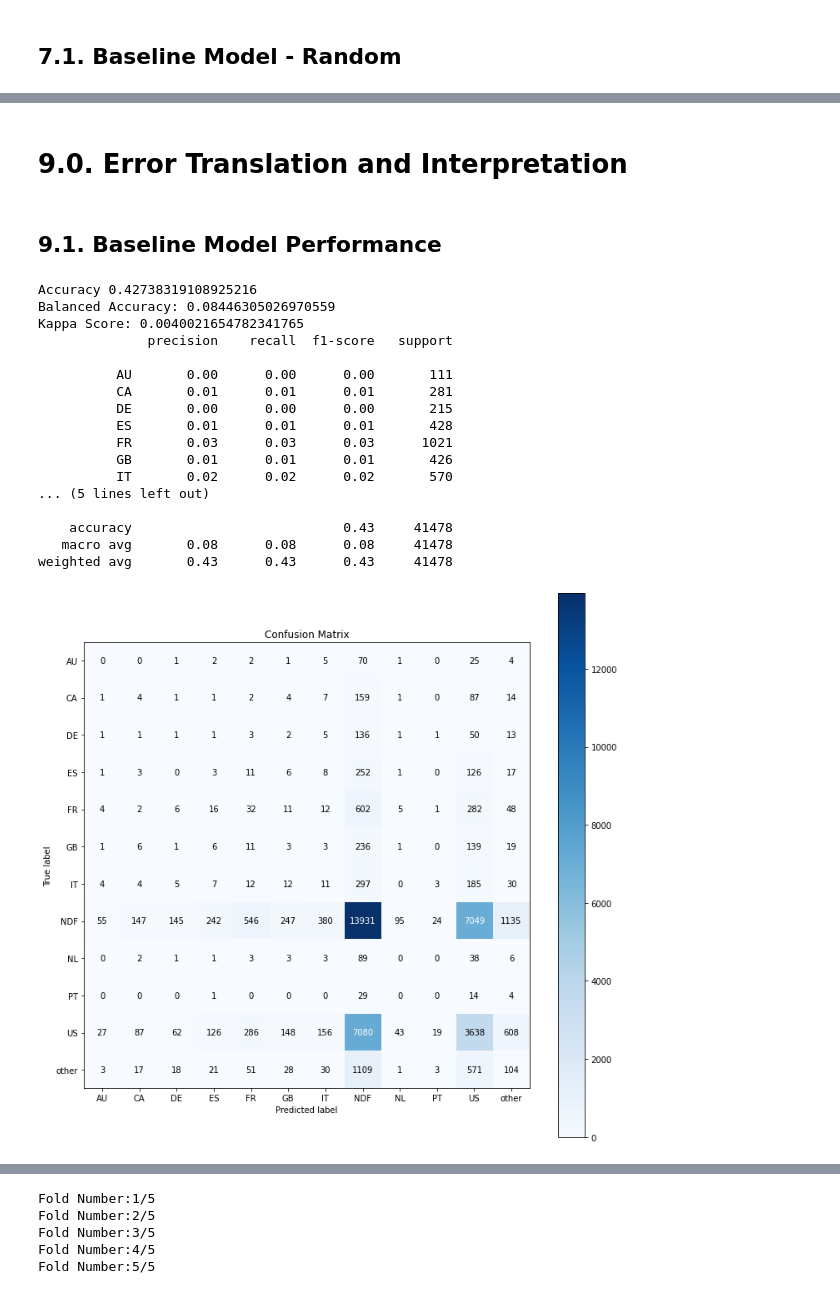
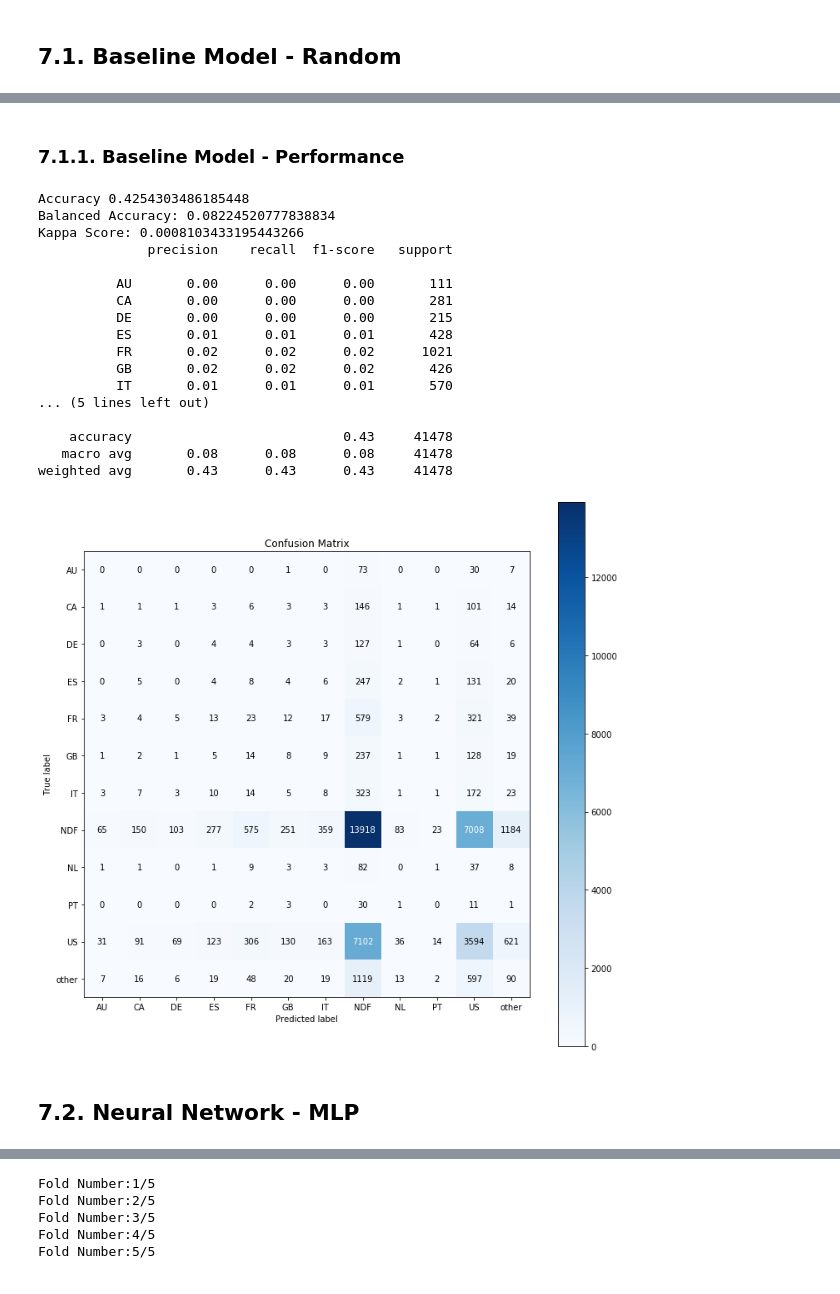
Before and after one commit to vinissouza/Airbnb-First-Booking-Forecast, a Jupyter notebook: Notebooks/3rd-Cycle-Notebook-Cross_Validation_&_Replace_NA.ipynb, the cells around one changed output, grey strips where cells are left out. Drawn from its saved outputs; the diff is of its cells as text; code cells hidden in the pictures.

```diff
--- a/Notebooks/3rd-Cycle-Notebook-Cross_Validation_&_Replace_NA.ipynb
+++ b/Notebooks/3rd-Cycle-Notebook-Cross_Validation_&_Replace_NA.ipynb
@@ -316,3 +379,14 @@ df05_users = pd.concat( [df05_users[['id', 'country_destination']], df05_users_d
+# %%
+# create OneHotEncoder instance
+ohe = pp.OneHotEncoder()
+
+# ohe hot encoding response feature
+df_ohe = pd.DataFrame(ohe.fit_transform(df05_users['country_destination'].values.reshape(-1,1)).toarray(),
+                      columns=ohe.categories_[0],
+                      index=df05_users.index)
+
+# joining encoded response feature to dataset
+df05_users = pd.concat([df05_users.drop(columns=['country_destination']), df_ohe], axis=1)
 # %% [markdown]
 # 6.0. Feature Selection
 
@@ -325,9 +402,9 @@ df06_users = df06_users.drop(cols_drop, axis=1)
 # %%
 # training dataset
-X = df06_users.drop( 'country_destination', axis=1 )
+X = df06_users.drop(columns=ohe.categories_[0])
 
-#  training response dataset
-y = df06_users['country_destination']
+# separate response dataset
+y = df06_users[ohe.categories_[0]]
 # %%
 # Split dataset into training and test (validation)
 X_train, X_test, y_train, y_test = ms.train_test_split(X, y, test_size=0.2, random_state=32)
@@ -339,12 +416,20 @@ x_test = X_test.drop('id', axis=1)
 # %% [markdown]
 ## 7.1. Baseline Model - Random
 # %%
-country_list = df06_users['country_destination'].drop_duplicates().sort_values().tolist()
+# list of country destination
+country_list = ohe.categories_[0].tolist()
 
+# number of rows
 k_num = y_test.shape[0]
 
-country_weights = df06_users['country_destination'].value_counts(normalize=True).sort_index().tolist()
+# proportion of country destinations for imbalanced result
+df_ohe = pd.DataFrame(ohe.inverse_transform(df06_users[ohe.categories_[0]]))
+country_weights = df_ohe.value_counts(normalize=True).sort_index().tolist()
 
+# prediction
 yhat_random = random.choices(population=country_list,
                              weights=country_weights,
                              k=k_num)
+
+# invert validation response
+y_test_random = ohe.inverse_transform(y_test)
@@ -391,41 +436,47 @@ Hyper Parameter Tuning will not be considered until the most optimal machine lea
-# %% [markdown]
-# 9.0. Error Translation and Interpretation
 # %% [markdown]
-## 9.1. Baseline Model Performance
+### 7.1.1. Baseline Model - Performance
 # %%
 # Accuracy
-acc_random = m.accuracy_score( y_test, yhat_random )
+acc_random = m.accuracy_score( y_test_random, yhat_random )
 print(f'Accuracy {acc_random}')
 
 # Balanced Accuracy
-balanced_acc_random = m.balanced_accuracy_score(y_test, yhat_random)
+balanced_acc_random = m.balanced_accuracy_score(y_test_random, yhat_random)
 print(f'Balanced Accuracy: {balanced_acc_random}')
 
 # Kappa Metrics
-kappa_random = m.cohen_kappa_score(y_test, yhat_random)
+kappa_random = m.cohen_kappa_score(y_test_random, yhat_random)
 print(f'Kappa Score: {kappa_random}')
 
 # Classification report
-print(m.classification_report(y_test, yhat_random))
+print(m.classification_report(y_test_random, yhat_random))
 
 # Confusion Matrix
-mt.plot_confusion_matrix(y_test, yhat_random, normalize=False, figsize=(12,12));
+mt.plot_confusion_matrix(y_test_random, yhat_random, normalize=False, figsize=(12,12));
+
+# Performance
+baseline_performance = {'model': 'Baseline Model',
+                        'acc': acc_random,
+                        'balanced_acc': balanced_acc_random,
+                        'kappa_score': kappa_random}
 # %% [output]
-Accuracy 0.42738319108925216
-Balanced Accuracy: 0.08446305026970559
-Kappa Score: 0.0040021654782341765
+Accuracy 0.4254303486185448
+Balanced Accuracy: 0.08224520777838834
+Kappa Score: 0.0008103433195443266
               precision    recall  f1-score   support
 
           AU       0.00      0.00      0.00       111
-          CA       0.01      0.01      0.01       281
+          CA       0.00      0.00      0.00       281
           DE       0.00      0.00      0.00       215
           ES       0.01      0.01      0.01       428
-          FR       0.03      0.03      0.03      1021
-          GB       0.01      0.01      0.01       426
-          IT       0.02      0.02      0.02       570
+          FR       0.02      0.02      0.02      1021
+          GB       0.02      0.02      0.02       426
+          IT       0.01      0.01      0.01       570
 ... (5 lines left out)
 
     accuracy                           0.43     41478
    macro avg       0.08      0.08      0.08     41478
 weighted avg       0.43      0.43      0.43     41478
-[figure, old version]
+[figure, new version]
+# %% [markdown]
+## 7.2. Neural Network - MLP
```
Also changed, not shown: parts of 35 cells of this notebook.
